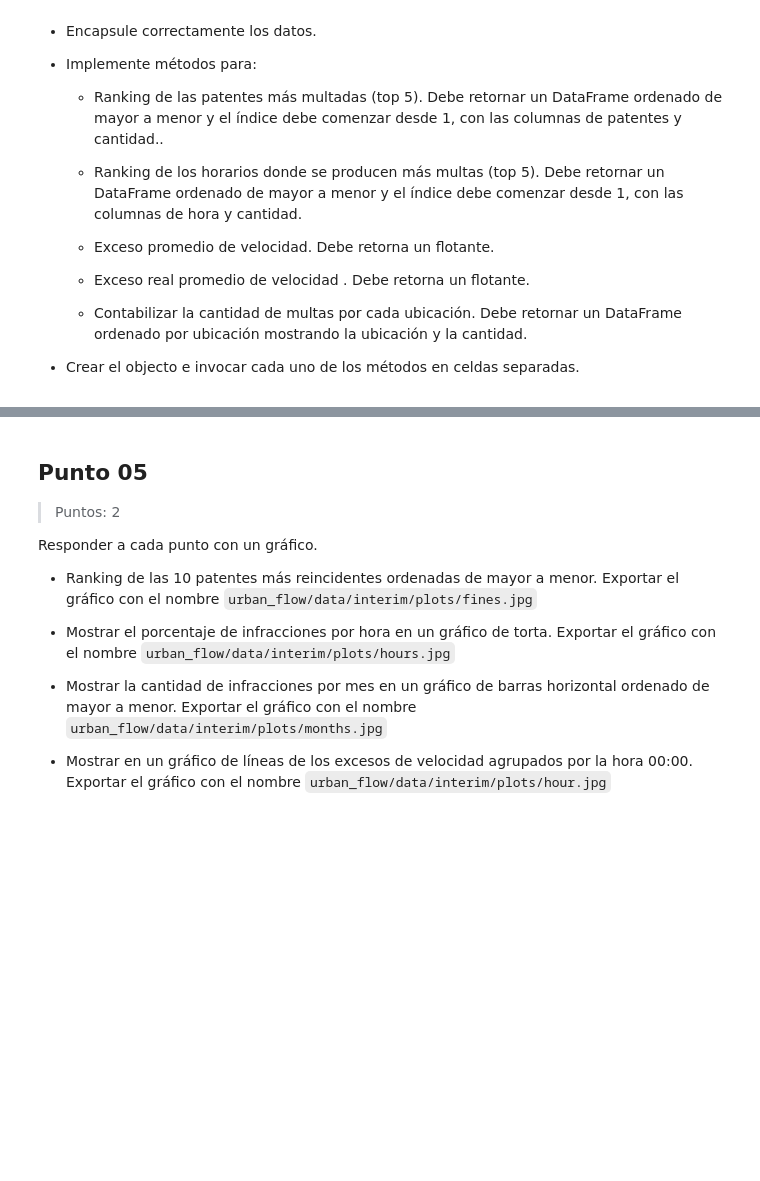
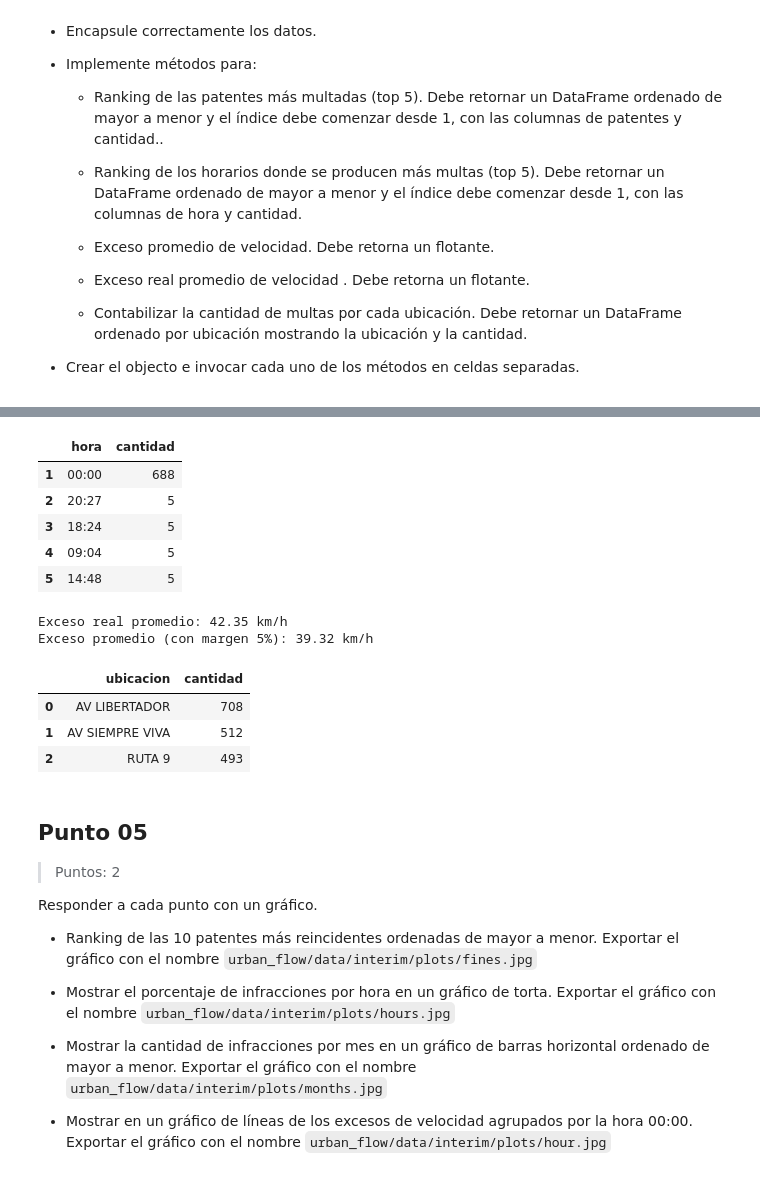
Before and after one commit to Nelson0498/Urban-Flow, a Jupyter notebook: urban_flow/Urban_Flow_Castillo_Nelson_Cuello_Aguntin_Lombardi_Manuel_Agustin_Rojas.ipynb, the cells around one changed output, grey strips where cells are left out. Cells and saved outputs as stored; diff of their text form; code cells hidden in the pictures; blank space fills up the shorter version.

```diff
--- a/urban_flow/Urban_Flow_Castillo_Nelson_Cuello_Aguntin_Lombardi_Manuel_Agustin_Rojas.ipynb
+++ b/urban_flow/Urban_Flow_Castillo_Nelson_Cuello_Aguntin_Lombardi_Manuel_Agustin_Rojas.ipynb
@@ -931,3 +1077,36 @@ Definir una clase FineAnalyzer que cumpla con las siguientes funcionalidades:
+# %%
+# Título: Método - Ranking de los 5 horarios con más infracciones
+
+top_horarios: pd.DataFrame = analyzer.ranking_horarios()
+display(top_horarios)
+# %% [output]
+|  | hora | cantidad |
+| 1 | 00:00 | 688 |
+| 2 | 20:27 | 5 |
+| 3 | 18:24 | 5 |
+| 4 | 09:04 | 5 |
+| 5 | 14:48 | 5 |
+# %%
+# Título: Método - Cálculo de promedios de exceso de velocidad
+
+promedio_real: float = analyzer.promedio_exceso_real()
+promedio_margen: float = analyzer.promedio_exceso_velocidad()
+
+print(f"Exceso real promedio: {promedio_real:.2f} km/h")
+print(f"Exceso promedio (con margen 5%): {promedio_margen:.2f} km/h")
+# %% [output]
+Exceso real promedio: 42.35 km/h
+Exceso promedio (con margen 5%): 39.32 km/h
+# %%
+# Título: Método - Cantidad de multas por ubicación
+
+multas_ubicacion: pd.DataFrame = analyzer.multas_por_ubicacion()
+display(multas_ubicacion)
+# %% [output]
+|  | ubicacion | cantidad |
+| 0 | AV LIBERTADOR | 708 |
+| 1 | AV SIEMPRE VIVA | 512 |
+| 2 | RUTA 9 | 493 |
 # %% [markdown]
 ## Punto 05
 
```
Also changed, not shown: parts of 4 cells of this notebook, 1 other file.
